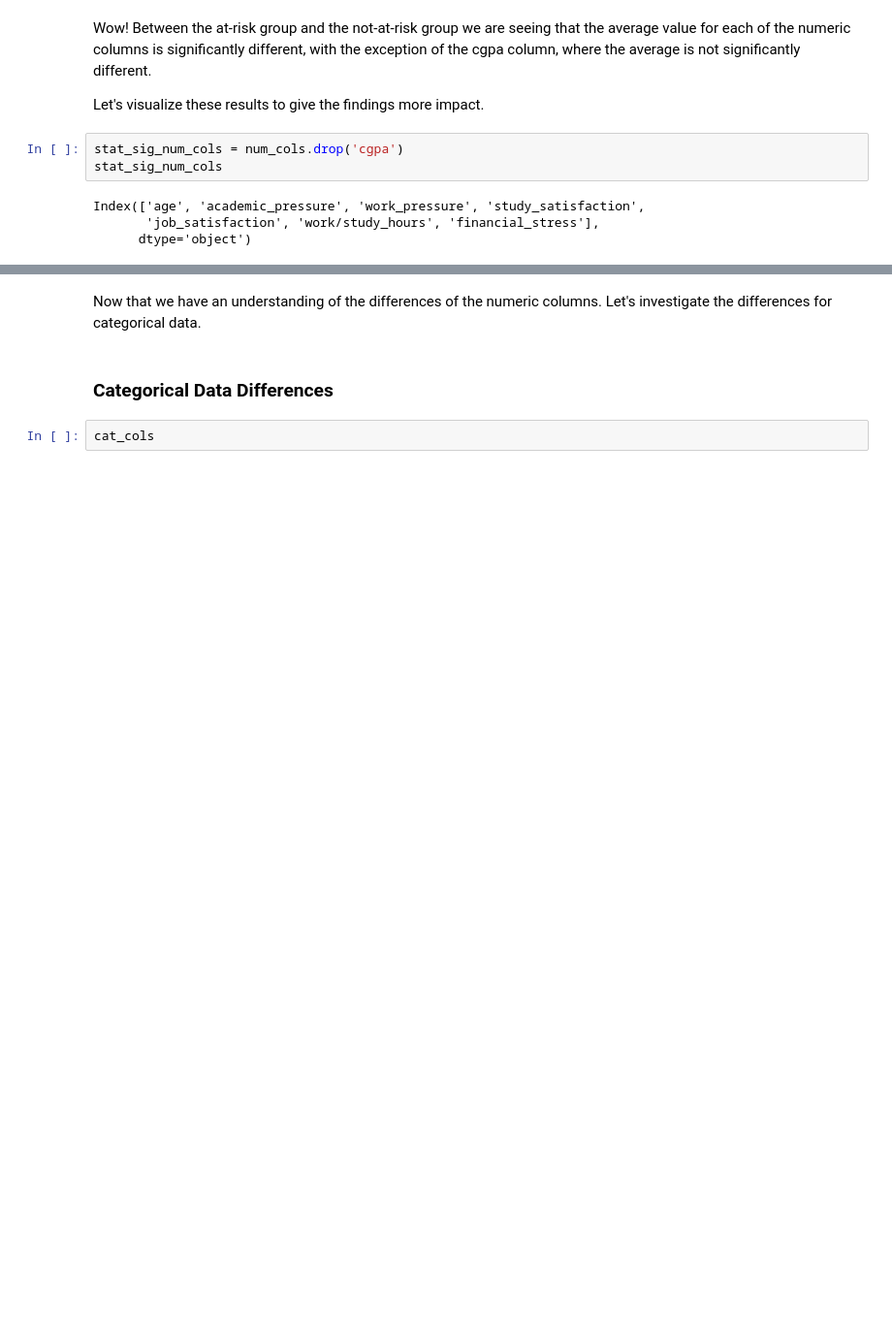
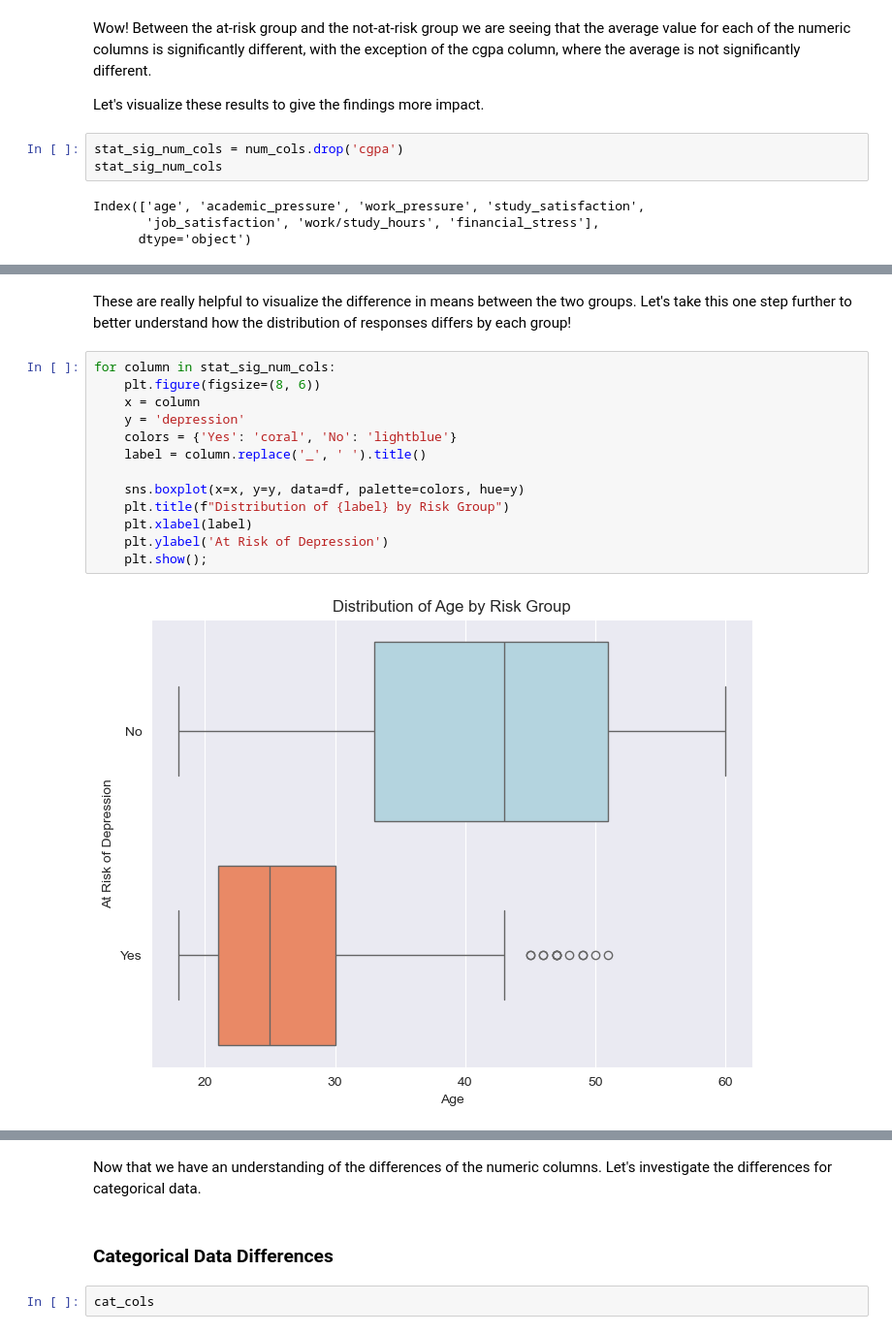
Before and after one commit to elijahlopez94/depression_survey_analysis, a Jupyter notebook: eda.ipynb, the cells around one changed output, grey strips where cells are left out. Shown at 97% size. Cells and saved outputs as stored; diff of their text form; blank space fills up the shorter version.

```diff
--- a/eda.ipynb
+++ b/eda.ipynb
@@ -405,0 +361,17 @@ for column in stat_sig_num_cols:
+# %% [markdown]
+These are really helpful to visualize the difference in means between the two groups. Let's take this one step further to better understand how the distribution of responses differs by each group!
+# %%
+for column in stat_sig_num_cols:
+    plt.figure(figsize=(8, 6))
+    x = column
+    y = 'depression'
+    colors = {'Yes': 'coral', 'No': 'lightblue'}
+    label = column.replace('_', ' ').title()
+
+    sns.boxplot(x=x, y=y, data=df, palette=colors, hue=y)
+    plt.title(f"Distribution of {label} by Risk Group")
+    plt.xlabel(label)
+    plt.ylabel('At Risk of Depression')
+    plt.show();
+# %% [output]
+[figure, added]
```
Also changed, not shown: parts of 10 cells of this notebook, 2 other files.
